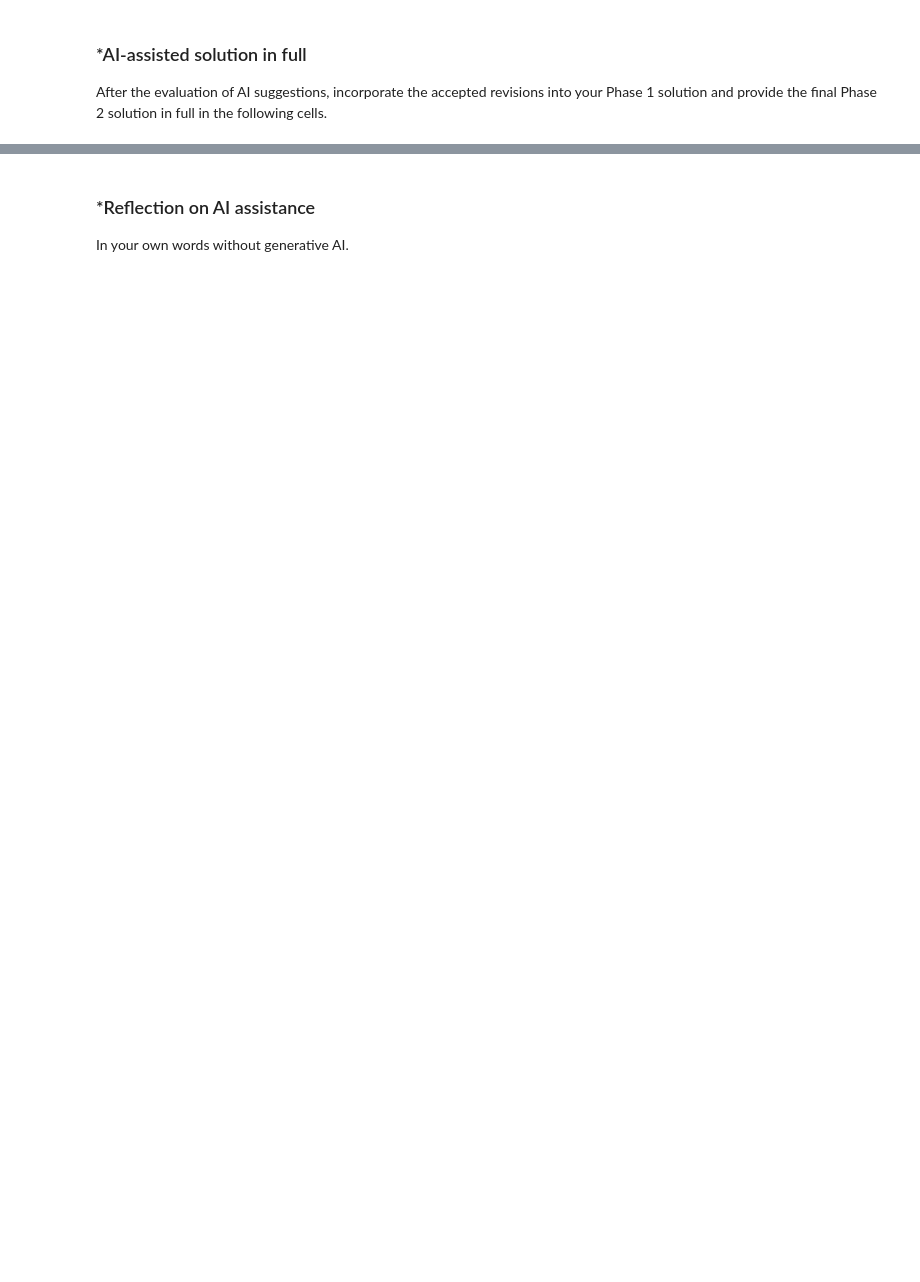
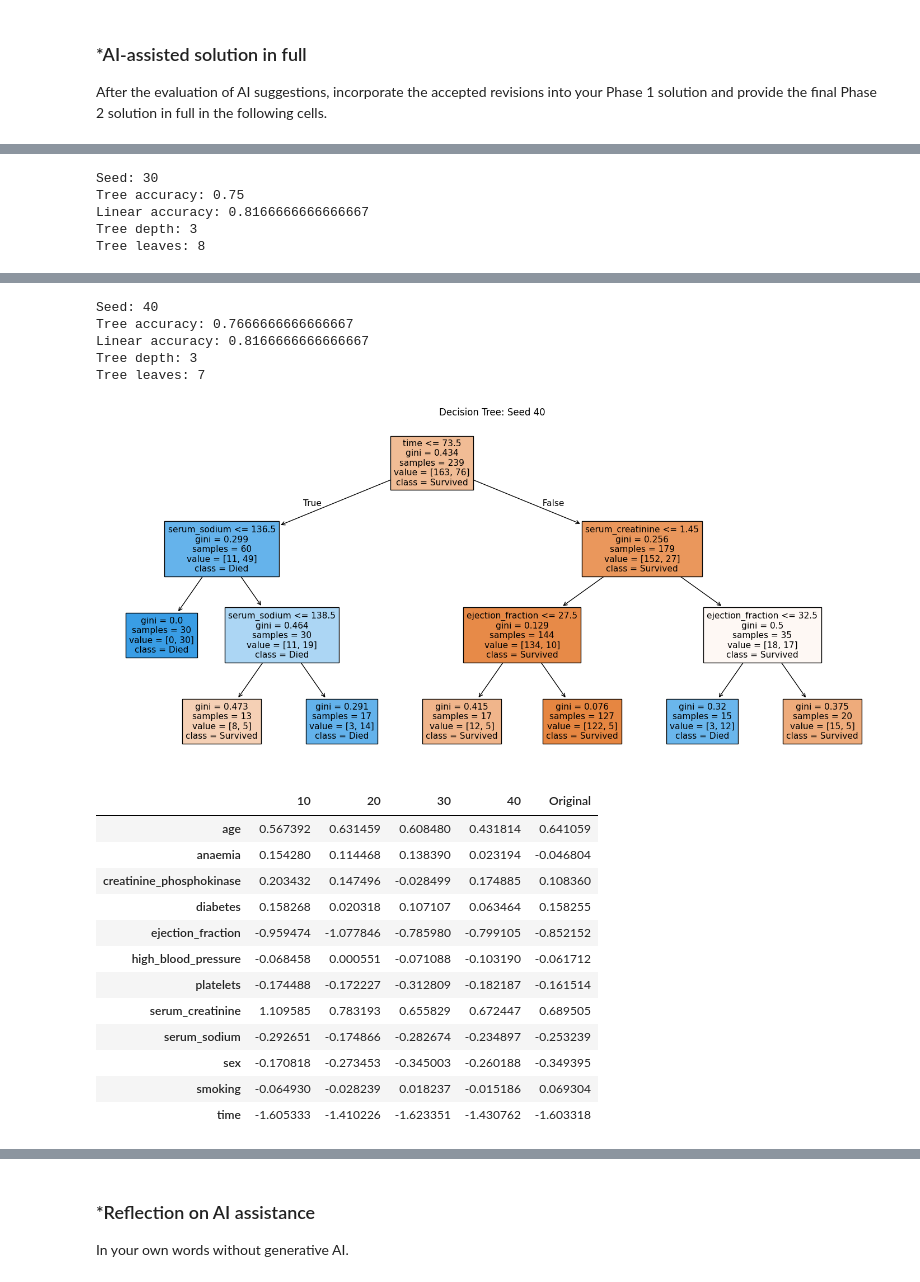
Before and after one commit to jiaxian-wang/L03-tree-stability, a Jupyter notebook: notebook.ipynb, the cells around one changed output, grey strips where cells are left out. Saved outputs shown, nothing was run; the diff lists cells and outputs as text; code cells hidden in the pictures; blank space fills up the shorter version.

```diff
--- a/notebook.ipynb
+++ b/notebook.ipynb
@@ -337,0 +483,54 @@ After the evaluation of AI suggestions, incorporate the accepted revisions into
+# %%
+#Q3
+seeds = [10, 20, 30, 40]
+
+trees = {}
+linears = {}
+tree_preds = {}
+linear_preds = {}
+coefficients = {}
+
+for s in seeds:
+    X_tr, X_te, y_tr, y_te = train_test_split(
+        X, y, test_size=0.2, random_state=s
+    )
+
+    t = DecisionTreeClassifier(max_depth=3, random_state=s)
+
+    l = make_pipeline(
+        StandardScaler(),
+        LogisticRegression(max_iter=10000, solver="liblinear")
+    )
+
+    t.fit(X_tr, y_tr)
+    l.fit(X_tr, y_tr)
+
+    trees[s] = t
+    linears[s] = l
+
+    tree_preds[s] = t.predict_proba(X_test)[:, 1]
+    linear_preds[s] = l.predict_proba(X_test)[:, 1]
+
+    coefficients[s] = l.named_steps["logisticregression"].coef_[0]
+
+    print("Seed:", s)
+    print("Tree accuracy:", accuracy_score(y_te, t.predict(X_te)))
+    print("Linear accuracy:", accuracy_score(y_te, l.predict(X_te)))
+    print("Tree depth:", t.get_depth())
+    print("Tree leaves:", t.get_n_leaves())
+
+    plt.figure(figsize=(18, 8))
+    plot_tree(
+        t,
+        feature_names=X.columns,
+        class_names=["Survived", "Died"],
+        filled=True
+    )
+    plt.title(f"Decision Tree: Seed {s}")
+    plt.show()
+
+coef_df = pd.DataFrame(coefficients, index=X.columns)
+coef_df["Original"] = linear.named_steps["logisticregression"].coef_[0]
+
+display(coef_df)
+# %% [output]
@@ -337,0 +549,5 @@ After the evaluation of AI suggestions, incorporate the accepted revisions into
+Seed: 30
+Tree accuracy: 0.75
+Linear accuracy: 0.8166666666666667
+Tree depth: 3
+Tree leaves: 8
@@ -337,0 +555,19 @@ After the evaluation of AI suggestions, incorporate the accepted revisions into
+Seed: 40
+Tree accuracy: 0.7666666666666667
+Linear accuracy: 0.8166666666666667
+Tree depth: 3
+Tree leaves: 7
+[figure, added]
+|  | 10 | 20 | 30 | 40 | Original |
+| age | 0.567392 | 0.631459 | 0.608480 | 0.431814 | 0.641059 |
+| anaemia | 0.154280 | 0.114468 | 0.138390 | 0.023194 | -0.046804 |
+| creatinine_phosphokinase | 0.203432 | 0.147496 | -0.028499 | 0.174885 | 0.108360 |
+| diabetes | 0.158268 | 0.020318 | 0.107107 | 0.063464 | 0.158255 |
+| ejection_fraction | -0.959474 | -1.077846 | -0.785980 | -0.799105 | -0.852152 |
+| high_blood_pressure | -0.068458 | 0.000551 | -0.071088 | -0.103190 | -0.061712 |
+| platelets | -0.174488 | -0.172227 | -0.312809 | -0.182187 | -0.161514 |
+| serum_creatinine | 1.109585 | 0.783193 | 0.655829 | 0.672447 | 0.689505 |
+| serum_sodium | -0.292651 | -0.174866 | -0.282674 | -0.234897 | -0.253239 |
+| sex | -0.170818 | -0.273453 | -0.345003 | -0.260188 | -0.349395 |
+| smoking | -0.064930 | -0.028239 | 0.018237 | -0.015186 | 0.069304 |
+| time | -1.605333 | -1.410226 | -1.623351 | -1.430762 | -1.603318 |
```
Also changed, not shown: parts of 26 cells of this notebook.
